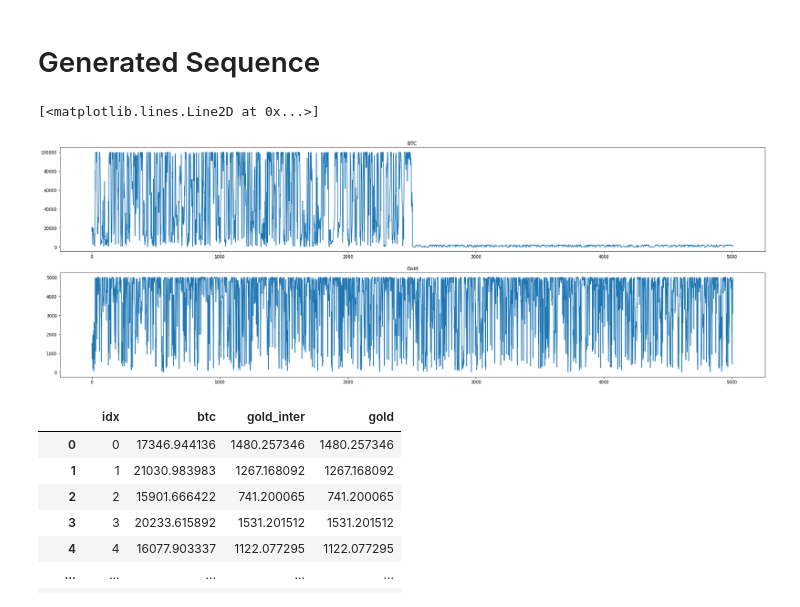
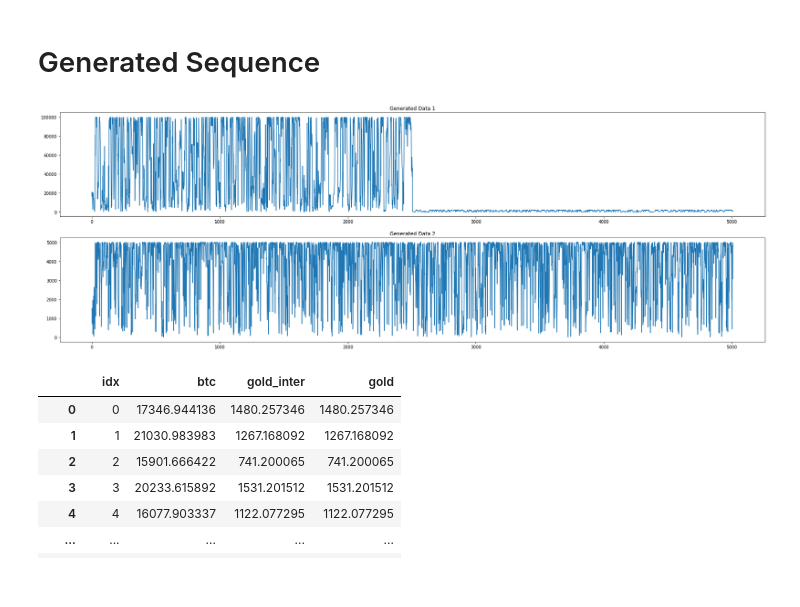
Before and after one commit to YuyangLee/Trading-Strategy-MCM22C, a Jupyter notebook: data_process.ipynb, the cells around one changed output. Saved outputs shown, nothing was run; the diff lists cells and outputs as text; code cells hidden in the pictures.

```diff
--- a/data_process.ipynb
+++ b/data_process.ipynb
@@ -129,19 +129,20 @@ plt.savefig("data/tsa/gold_itp.pdf")
 # %%
 btc_gen_df = pd.read_csv("data/btc.csv")
 gold_gen_df = pd.read_csv("data/gold.csv")
 btc_gen = torch.from_numpy(btc_gen_df.to_numpy().transpose((-1, -2)))[1]
 gold_gen = torch.from_numpy(gold_gen_df.to_numpy().transpose((-1, -2)))[1]
 plt.figure(figsize=(30, 10))
 
 plt.subplot(211)
-plt.title("BTC")
+plt.title("Generated Data 1")
 plt.plot(btc_gen)
 plt.subplot(212)
-plt.title("Gold")
+plt.title("Generated Data 2")
 plt.plot(gold_gen)
+
+plt.savefig("data/seq_gen.pdf")
 # %% [output]
-[<matplotlib.lines.Line2D at 0x...>]
-[figure, old version]
+[figure, new version]
 # %%
 data_gen = btc_gen_df.copy()
 data_gen.insert(gold_gen_df.shape[1], 'gold', pd.DataFrame(data=gold_gen_df, columns=['gld']))
```
Also changed, not shown: 9 other files.
